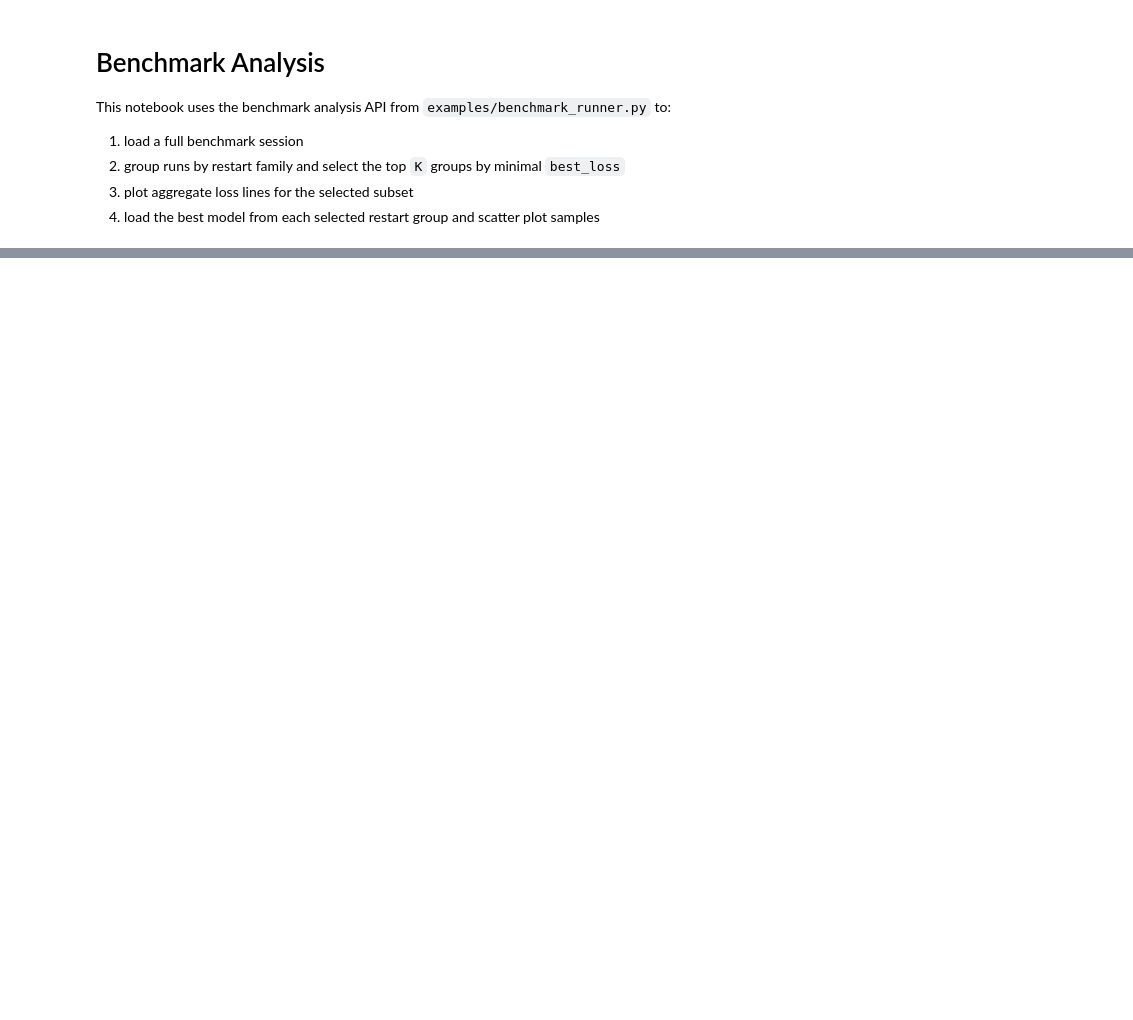
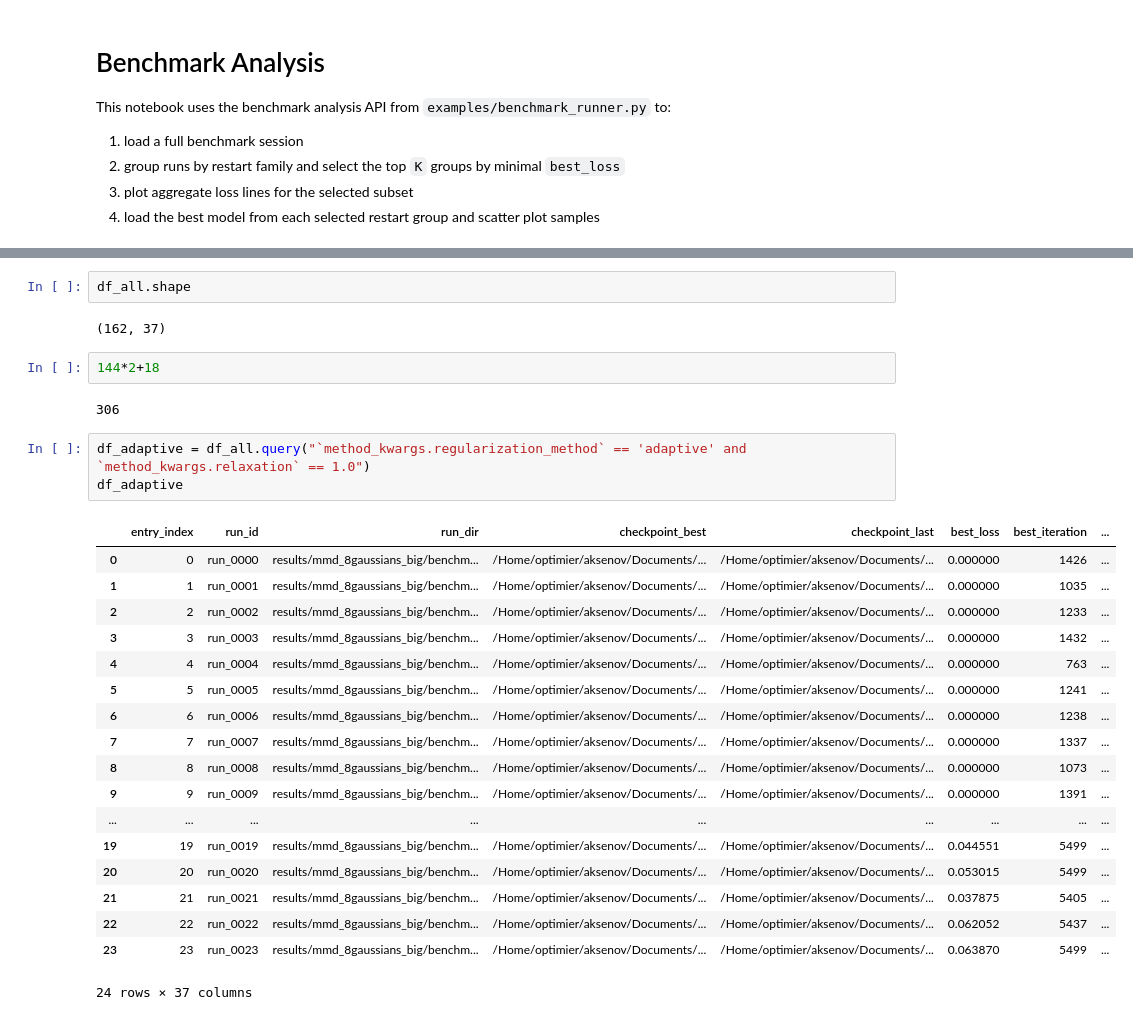
Before and after one commit to viviaxenov/NeuRiPP, a Jupyter notebook: examples/benchmark_analysis.ipynb, the cells around one changed output, grey strips where cells are left out. Cells and saved outputs as stored; diff of their text form; blank space fills up the shorter version.

```diff
--- a/examples/benchmark_analysis.ipynb
+++ b/examples/benchmark_analysis.ipynb
@@ -216,0 +343,30 @@ subset_entries[0]
+# %%
+df_all.shape
+# %% [output]
+(162, 37)
+# %%
+144*2+18
+# %% [output]
+306
+# %%
+df_adaptive = df_all.query("`method_kwargs.regularization_method` == 'adaptive' and `method_kwargs.relaxation` == 1.0")
+df_adaptive
+# %% [output]
+|  | entry_index | run_id | run_dir | checkpoint_best | checkpoint_last | best_loss | best_iteration | ... |
+| 0 | 0 | run_0000 | results/mmd_8gaussians_big/benchm... | /Home/optimier/aksenov/Documents/... | /Home/optimier/aksenov/Documents/... | 0.000000 | 1426 | ... |
+| 1 | 1 | run_0001 | results/mmd_8gaussians_big/benchm... | /Home/optimier/aksenov/Documents/... | /Home/optimier/aksenov/Documents/... | 0.000000 | 1035 | ... |
+| 2 | 2 | run_0002 | results/mmd_8gaussians_big/benchm... | /Home/optimier/aksenov/Documents/... | /Home/optimier/aksenov/Documents/... | 0.000000 | 1233 | ... |
+| 3 | 3 | run_0003 | results/mmd_8gaussians_big/benchm... | /Home/optimier/aksenov/Documents/... | /Home/optimier/aksenov/Documents/... | 0.000000 | 1432 | ... |
+| 4 | 4 | run_0004 | results/mmd_8gaussians_big/benchm... | /Home/optimier/aksenov/Documents/... | /Home/optimier/aksenov/Documents/... | 0.000000 | 763 | ... |
+| 5 | 5 | run_0005 | results/mmd_8gaussians_big/benchm... | /Home/optimier/aksenov/Documents/... | /Home/optimier/aksenov/Documents/... | 0.000000 | 1241 | ... |
+| 6 | 6 | run_0006 | results/mmd_8gaussians_big/benchm... | /Home/optimier/aksenov/Documents/... | /Home/optimier/aksenov/Documents/... | 0.000000 | 1238 | ... |
+| 7 | 7 | run_0007 | results/mmd_8gaussians_big/benchm... | /Home/optimier/aksenov/Documents/... | /Home/optimier/aksenov/Documents/... | 0.000000 | 1337 | ... |
+| 8 | 8 | run_0008 | results/mmd_8gaussians_big/benchm... | /Home/optimier/aksenov/Documents/... | /Home/optimier/aksenov/Documents/... | 0.000000 | 1073 | ... |
+| 9 | 9 | run_0009 | results/mmd_8gaussians_big/benchm... | /Home/optimier/aksenov/Documents/... | /Home/optimier/aksenov/Documents/... | 0.000000 | 1391 | ... |
+| ... | ... | ... | ... | ... | ... | ... | ... | ... |
+| 19 | 19 | run_0019 | results/mmd_8gaussians_big/benchm... | /Home/optimier/aksenov/Documents/... | /Home/optimier/aksenov/Documents/... | 0.044551 | 5499 | ... |
+| 20 | 20 | run_0020 | results/mmd_8gaussians_big/benchm... | /Home/optimier/aksenov/Documents/... | /Home/optimier/aksenov/Documents/... | 0.053015 | 5499 | ... |
+| 21 | 21 | run_0021 | results/mmd_8gaussians_big/benchm... | /Home/optimier/aksenov/Documents/... | /Home/optimier/aksenov/Documents/... | 0.037875 | 5405 | ... |
+| 22 | 22 | run_0022 | results/mmd_8gaussians_big/benchm... | /Home/optimier/aksenov/Documents/... | /Home/optimier/aksenov/Documents/... | 0.062052 | 5437 | ... |
+| 23 | 23 | run_0023 | results/mmd_8gaussians_big/benchm... | /Home/optimier/aksenov/Documents/... | /Home/optimier/aksenov/Documents/... | 0.063870 | 5499 | ... |
+24 rows × 37 columns
```
Also changed, not shown: parts of 33 cells of this notebook, 3 other files.
